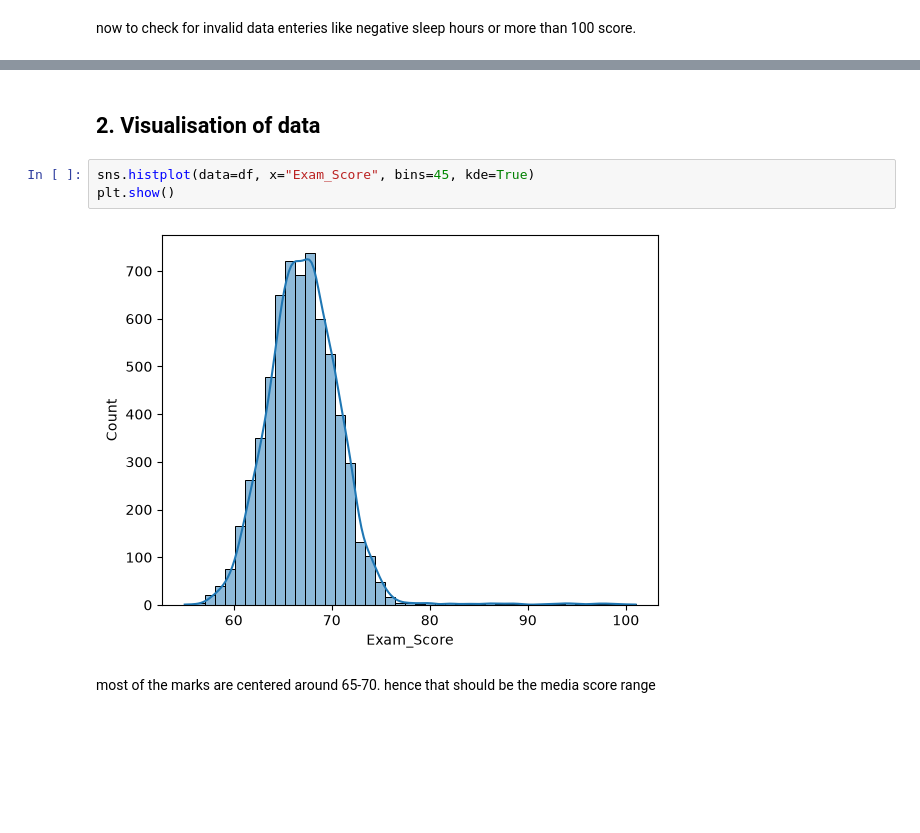
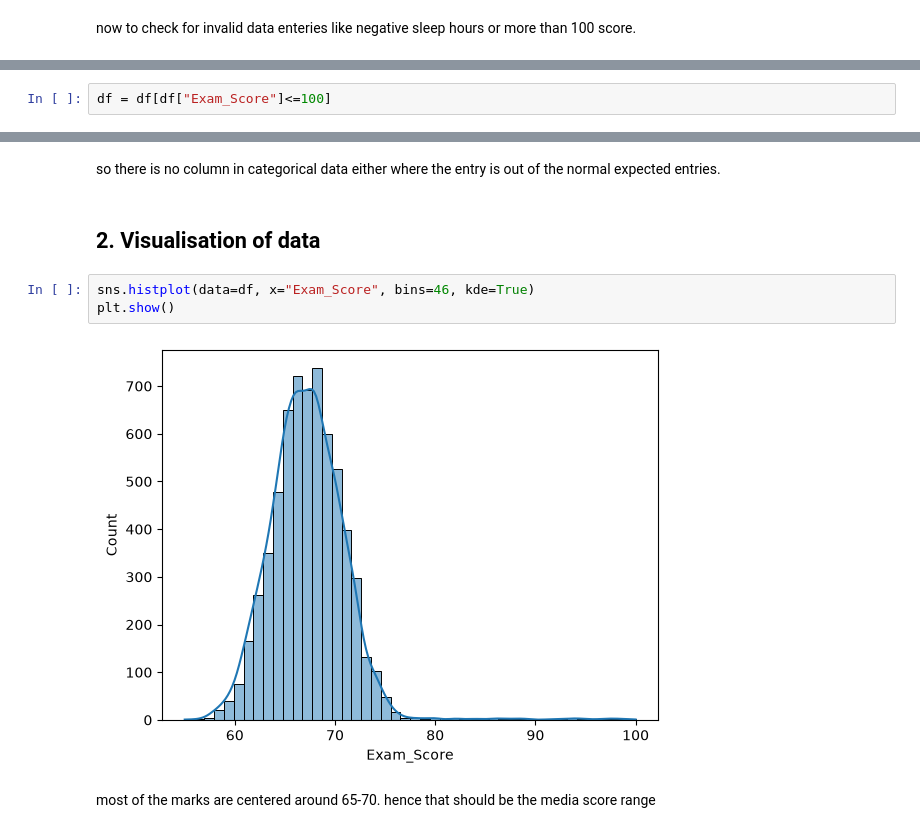
Before and after one commit to stefu1301/TDS-ML-starter_task, a Jupyter notebook: main.ipynb, the cells around one changed output, grey strips where cells are left out. Cells and saved outputs as stored; diff of their text form; blank space fills up the shorter version.

```diff
--- a/main.ipynb
+++ b/main.ipynb
@@ -55,0 +62,2 @@ for col in ["Attendance", "Exam_Score", "Previous_Scores"]:
+# %%
+df = df[df["Exam_Score"]<=100]
@@ -56,10 +81,12 @@ for col in ["Attendance", "Exam_Score", "Previous_Scores"]:
+# %% [markdown]
+so there is no column in categorical data either where the entry is out of the normal expected entries.
 # %% [markdown]
 ## 2. Visualisation of data
 # %%
-sns.histplot(data=df, x="Exam_Score", bins=45, kde=True)
+sns.histplot(data=df, x="Exam_Score", bins=46, kde=True)
 plt.show()
 # %% [output]
-[figure, old version]
+[figure, new version]
 # %% [markdown]
 most of the marks are centered around 65-70. hence that should be the media score range
 # %%
```
Also changed, not shown: parts of 5 cells of this notebook.
